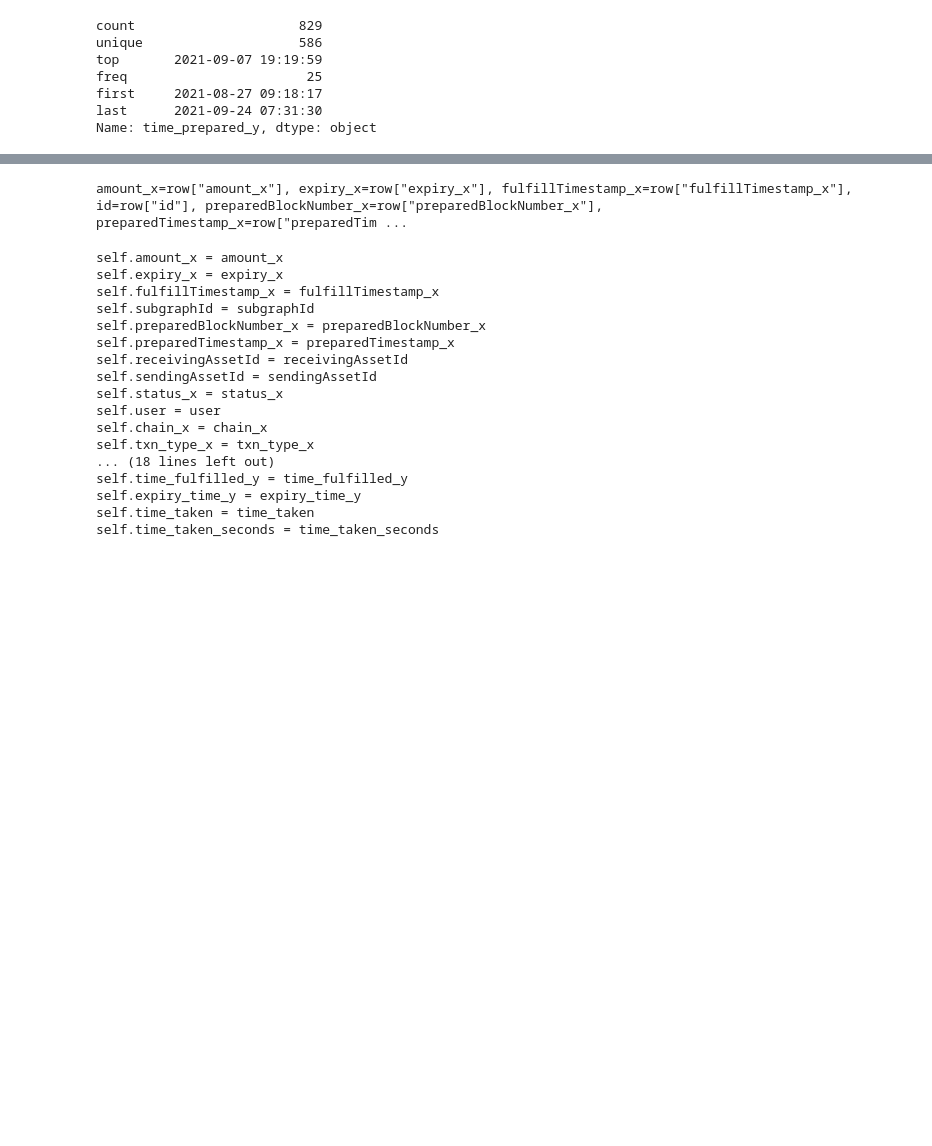
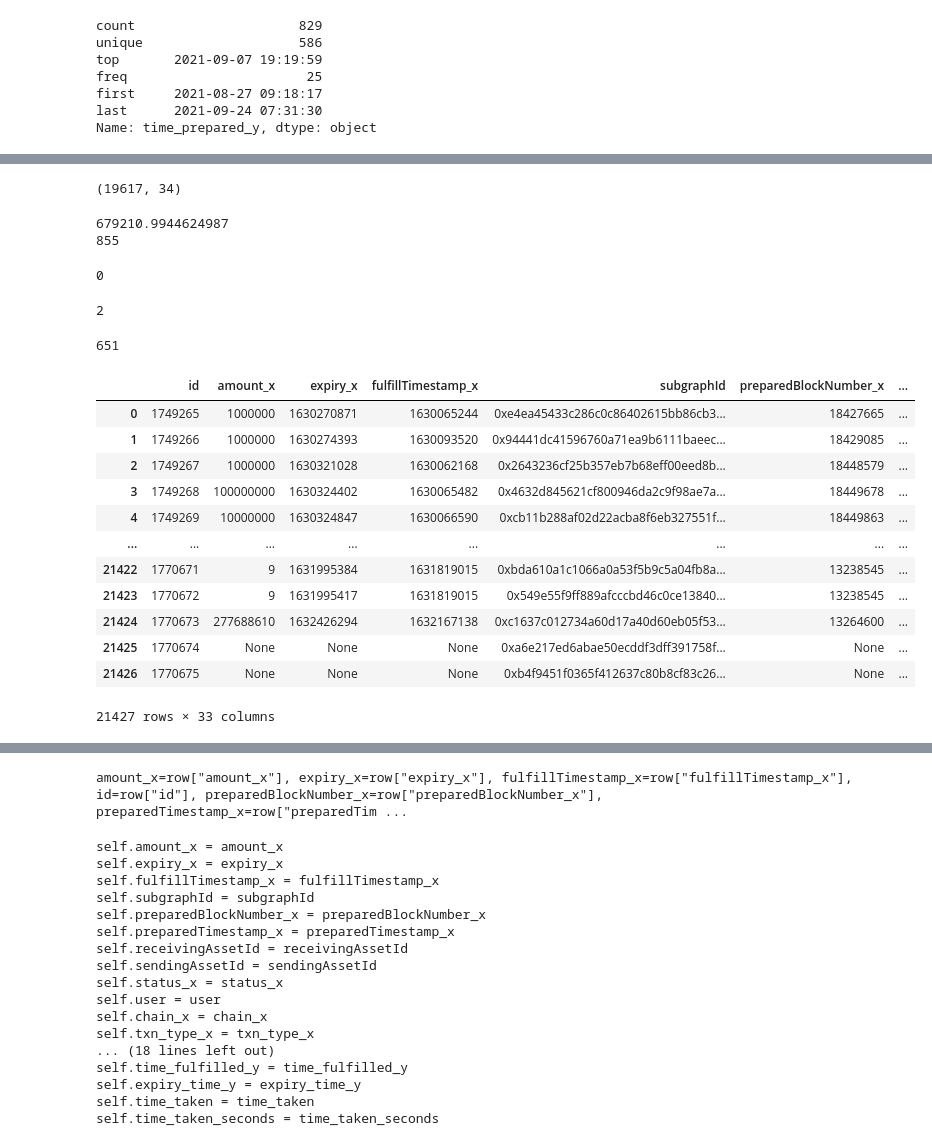
Before and after one commit to enzotavares/lifi-analytics-backend, a Jupyter notebook: subgraph_analysis.ipynb, the cells around one changed output, grey strips where cells are left out. Saved outputs shown, nothing was run; the diff lists cells and outputs as text; code cells hidden in the pictures; blank space fills up the shorter version.

```diff
--- a/subgraph_analysis.ipynb
+++ b/subgraph_analysis.ipynb
@@ -870,0 +986,45 @@ fulfilled_txns.user.nunique()
+# %%
+fulfilled_txns.shape
+# %% [output]
+(19617, 34)
+# %%
+past_day_volume = fulfilled_txns[
+    fulfilled_txns["time_fulfilled_y"] >= datetime.utcnow() - timedelta(1)
+]["dollar_amount_x"].sum()
+print(past_day_volume)
+
+past_day_count = fulfilled_txns[
+    fulfilled_txns["time_fulfilled_y"] >= datetime.utcnow() - timedelta(1)
+]["dollar_amount_x"].count()
+print(past_day_count)
+# %% [output]
+679210.9944624987
+855
+# %%
+merged_txns.expiry_x.isna().sum()
+# %% [output]
+0
+# %%
+remote_merged_txns.expiry_x.isna().sum()
+# %% [output]
+2
+# %%
+merged_txns.expiry_y.isna().sum()
+# %% [output]
+651
+# %%
+remote_merged_txns
+# %% [output]
+|  | id | amount_x | expiry_x | fulfillTimestamp_x | subgraphId | preparedBlockNumber_x | ... |
+| 0 | 1749265 | 1000000 | 1630270871 | 1630065244 | 0xe4ea45433c286c0c86402615bb86cb3... | 18427665 | ... |
+| 1 | 1749266 | 1000000 | 1630274393 | 1630093520 | 0x94441dc41596760a71ea9b6111baeec... | 18429085 | ... |
+| 2 | 1749267 | 1000000 | 1630321028 | 1630062168 | 0x2643236cf25b357eb7b68eff00eed8b... | 18448579 | ... |
+| 3 | 1749268 | 100000000 | 1630324402 | 1630065482 | 0x4632d845621cf800946da2c9f98ae7a... | 18449678 | ... |
+| 4 | 1749269 | 10000000 | 1630324847 | 1630066590 | 0xcb11b288af02d22acba8f6eb327551f... | 18449863 | ... |
+| ... | ... | ... | ... | ... | ... | ... | ... |
+| 21422 | 1770671 | 9 | 1631995384 | 1631819015 | 0xbda610a1c1066a0a53f5b9c5a04fb8a... | 13238545 | ... |
+| 21423 | 1770672 | 9 | 1631995417 | 1631819015 | 0x549e55f9ff889afcccbd46c0ce13840... | 13238545 | ... |
+| 21424 | 1770673 | 277688610 | 1632426294 | 1632167138 | 0xc1637c012734a60d17a40d60eb05f53... | 13264600 | ... |
+| 21425 | 1770674 | None | None | None | 0xa6e217ed6abae50ecddf3dff391758f... | None | ... |
+| 21426 | 1770675 | None | None | None | 0xb4f9451f0365f412637c80b8cf83c26... | None | ... |
+21427 rows × 33 columns
```
Also changed, not shown: parts of 101 cells of this notebook, 6 other files.
